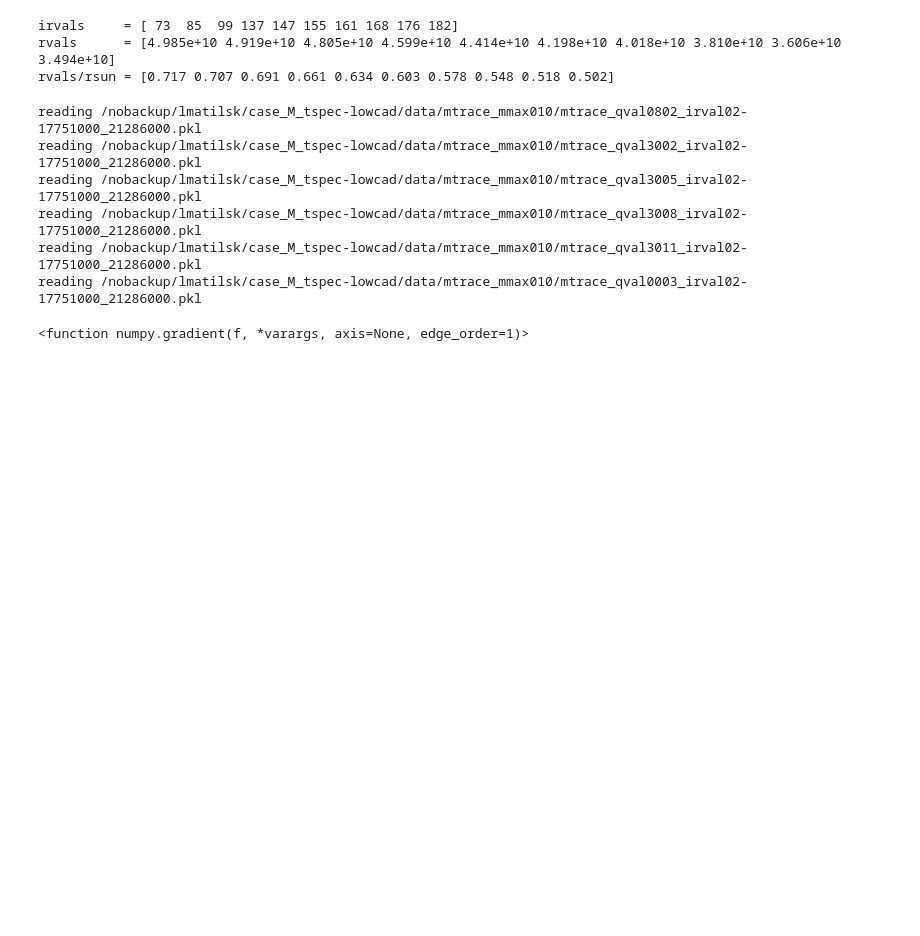
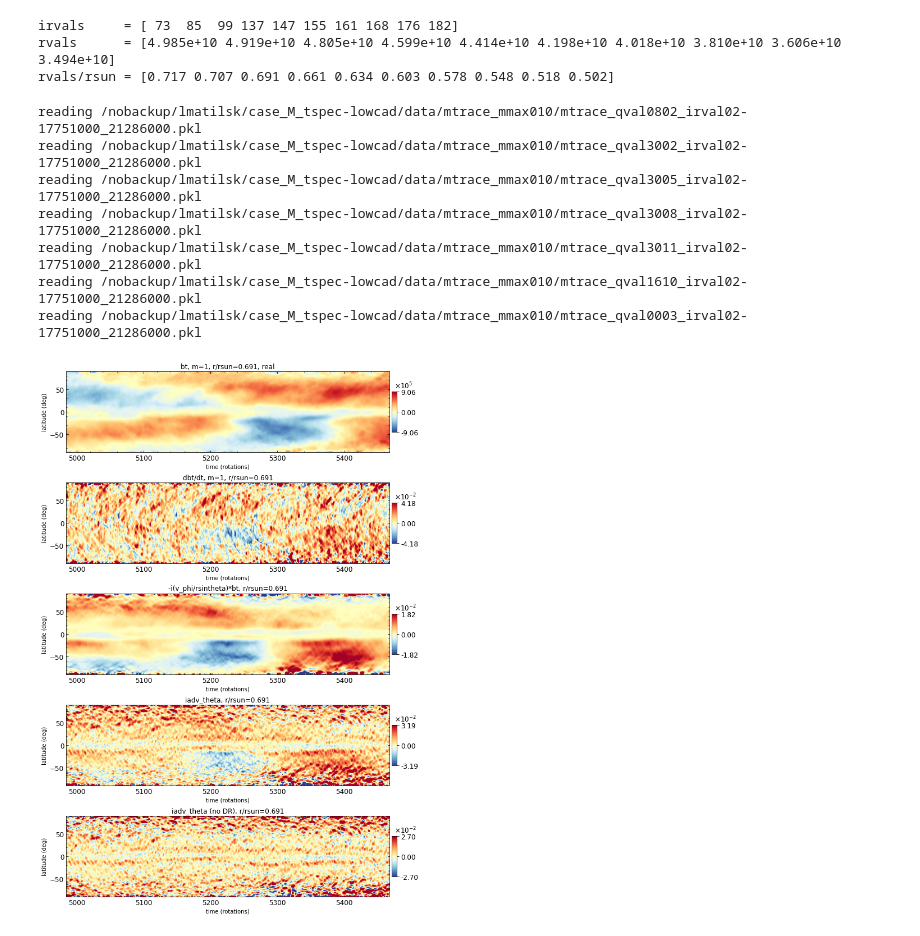
Before and after one commit to illorenzo7/Tacho_Letter_Plots_Part2, a Jupyter notebook: Induction_of_m1.ipynb, the cells around one changed output. Saved outputs shown, nothing was run; the diff lists cells and outputs as text; code cells hidden in the pictures; blank space fills up the shorter version.

```diff
--- a/Induction_of_m1.ipynb
+++ b/Induction_of_m1.ipynb
@@ -36,6 +42,7 @@ xx = di_grid['xx']
 tt = di_grid['tt']
 nt = di_grid['nt']
 nr = di_grid['nr']
+nphi = di_grid['nphi']
 # %%
 irval = 2
 part = 'real'
@@ -53,51 +60,99 @@ qval = 802
 the_file = get_widest_range_file(mtracedir, 'mtrace_qval%04i_irval%02i' %(qval, irval))
 print("reading " + the_file)
 di = get_dict(the_file)
-bt = partfunc(di['vals'][:, mval, :])
+bt = di['vals'][:, mval, :]
 
 qval = 3002
 the_file = get_widest_range_file(mtracedir, 'mtrace_qval%04i_irval%02i' %(qval, irval))
 print("reading " + the_file)
 di = get_dict(the_file)
-indt = partfunc(di['vals'][:, mval, :])
+indt = di['vals'][:, mval, :]
 
 qval = 3005
 the_file = get_widest_range_file(mtracedir, 'mtrace_qval%04i_irval%02i' %(qval, irval))
 print("reading " + the_file)
 di = get_dict(the_file)
-sheart = partfunc(di['vals'][:, mval, :])
+sheart = di['vals'][:, mval, :]
 
 qval = 3008
 the_file = get_widest_range_file(mtracedir, 'mtrace_qval%04i_irval%02i' %(qval, irval))
 print("reading " + the_file)
 di = get_dict(the_file)
-advt = partfunc(di['vals'][:, mval, :])
+advt = di['vals'][:, mval, :]
 
 qval = 3011
 the_file = get_widest_range_file(mtracedir, 'mtrace_qval%04i_irval%02i' %(qval, irval))
 print("reading " + the_file)
 di = get_dict(the_file)
-compt = partfunc(di['vals'][:, mval, :])
+compt = di['vals'][:, mval, :]
+
+qval = 1610
+the_file = get_widest_range_file(mtracedir, 'mtrace_qval%04i_irval%02i' %(qval, irval))
+print("reading " + the_file)
+di = get_dict(the_file)
+difft = di['vals'][:, mval, :]
 
 qval = 3
 the_file = get_widest_range_file(mtracedir, 'mtrace_qval%04i_irval%02i' %(qval, irval))
 print("reading " + the_file)
 di = get_dict(the_file)
-vp_m0 = partfunc(di['vals'][:, 0, :])
+vp_m0 = di['vals'][:, 0, :]/nphi
 # %% [output]
 reading /nobackup/lmatilsk/case_M_tspec-lowcad/data/mtrace_mmax010/mtrace_qval0802_irval02-17751000_21286000.pkl
 reading /nobackup/lmatilsk/case_M_tspec-lowcad/data/mtrace_mmax010/mtrace_qval3002_irval02-17751000_21286000.pkl
 reading /nobackup/lmatilsk/case_M_tspec-lowcad/data/mtrace_mmax010/mtrace_qval3005_irval02-17751000_21286000.pkl
 reading /nobackup/lmatilsk/case_M_tspec-lowcad/data/mtrace_mmax010/mtrace_qval3008_irval02-17751000_21286000.pkl
 reading /nobackup/lmatilsk/case_M_tspec-lowcad/data/mtrace_mmax010/mtrace_qval3011_irval02-17751000_21286000.pkl
+reading /nobackup/lmatilsk/case_M_tspec-lowcad/data/mtrace_mmax010/mtrace_qval1610_irval02-17751000_21286000.pkl
 reading /nobackup/lmatilsk/case_M_tspec-lowcad/data/mtrace_mmax010/mtrace_qval0003_irval02-17751000_21286000.pkl
+# %%
+# Let's remove the differential rotation
+times = di['times']
+prot = 2*np.pi/8.61e-6
+t = times/prot
+dbtdt =  np.gradient(bt, times, axis=0)
+xx_tl = radlevs.radius[irval]*sint.reshape((1, nt))
+dbtdt_nodr = dbtdt + 1.0j*vp_m0/xx_tl*bt
+advt_nodr = advt + 1.0j*vp_m0/xx_tl*bt
+indt_nodr = indt + 1.0j*vp_m0/xx_tl*bt
 # %%
-# Let's remove the differential rotation
-times = di['times']
-dbtdt =  np.gradient(bt, times, axis=0)
-xx_tl = radlevs.radius[irval]*sint.reshape((1, nt))
-dbtdt_nodr = dbtdt + 1.0j*vp_m0/x_
+# plot to see if it makes sense...
+fig, axs, fpar = make_figure(nplots=5, ncol=1, sub_width_inches=8, sub_height_inches=2, margin_right_inches=3/4,\
+                            margin_top_inches=1/4)
+
+ax = axs[0, 0]
+ax.set_xlabel('time (rotations)')
+ax.set_ylabel('latitude (deg)')
+ax.set_title('bt, m=1, r/rsun=%0.3f' %(radlevs.radius[irval]/rsun) + ', ' + part)
+field = partfunc(bt)
+plot_timey(field, times/prot, tt_lat, fig, ax)
+
+ax = axs[1, 0]
+ax.set_xlabel('time (rotations)')
+ax.set_ylabel('latitude (deg)')
+ax.set_title('dbt/dt, m=1, r/rsun=%0.3f' %(radlevs.radius[irval]/rsun))
+field = partfunc(dbtdt)
+plot_timey(field, times/prot, tt_lat, fig, ax)
+
+ax = axs[2, 0]
+ax.set_xlabel('time (rotations)')
+ax.set_ylabel('latitude (deg)')
+ax.set_title('-i(v_phi/rsintheta)*bt, r/rsun=%0.3f' %(radlevs.radius[irval]/rsun))
+field = partfunc(-1.0j*vp_m0/xx_tl*bt)
+plot_timey(field, times/prot, tt_lat, fig, ax)
+
+ax = axs[3, 0]
+ax.set_xlabel('time (rotations)')
+ax.set_ylabel('latitude (deg)')
+ax.set_title('iadv_theta, r/rsun=%0.3f' %(radlevs.radius[irval]/rsun))
+field = partfunc(advt)
+plot_timey(field, times/prot, tt_lat, fig, ax)
+
+ax = axs[4, 0]
+ax.set_xlabel('time (rotations)')
+ax.set_ylabel('latitude (deg)')
+ax.set_title('iadv_theta (no DR), r/rsun=%0.3f' %(radlevs.radius[irval]/rsun))
+field = partfunc(advt_nodr)
+plot_timey(field, times/prot, tt_lat, fig, ax)
+# %% [output]
+[figure, added]
-# %%
-np.gradient
-# %% [output]
-<function numpy.gradient(f, *varargs, axis=None, edge_order=1)>
```
Also changed, not shown: parts of 2 cells of this notebook.
